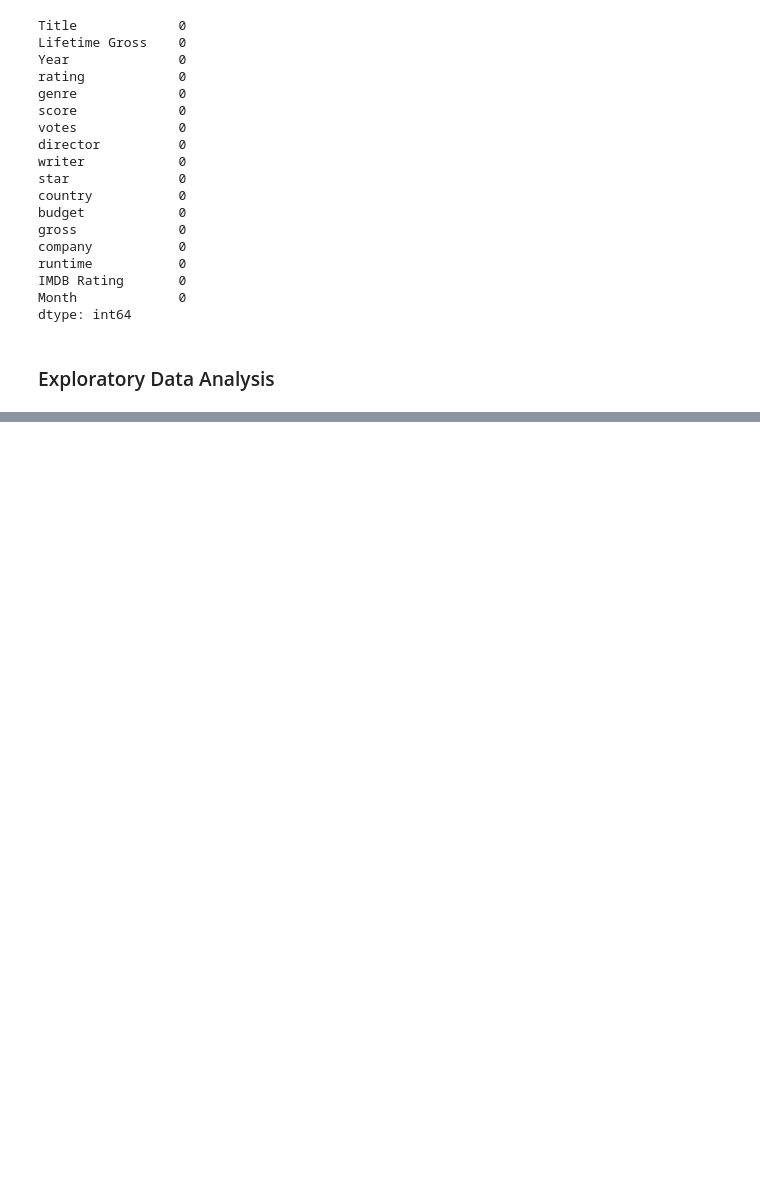
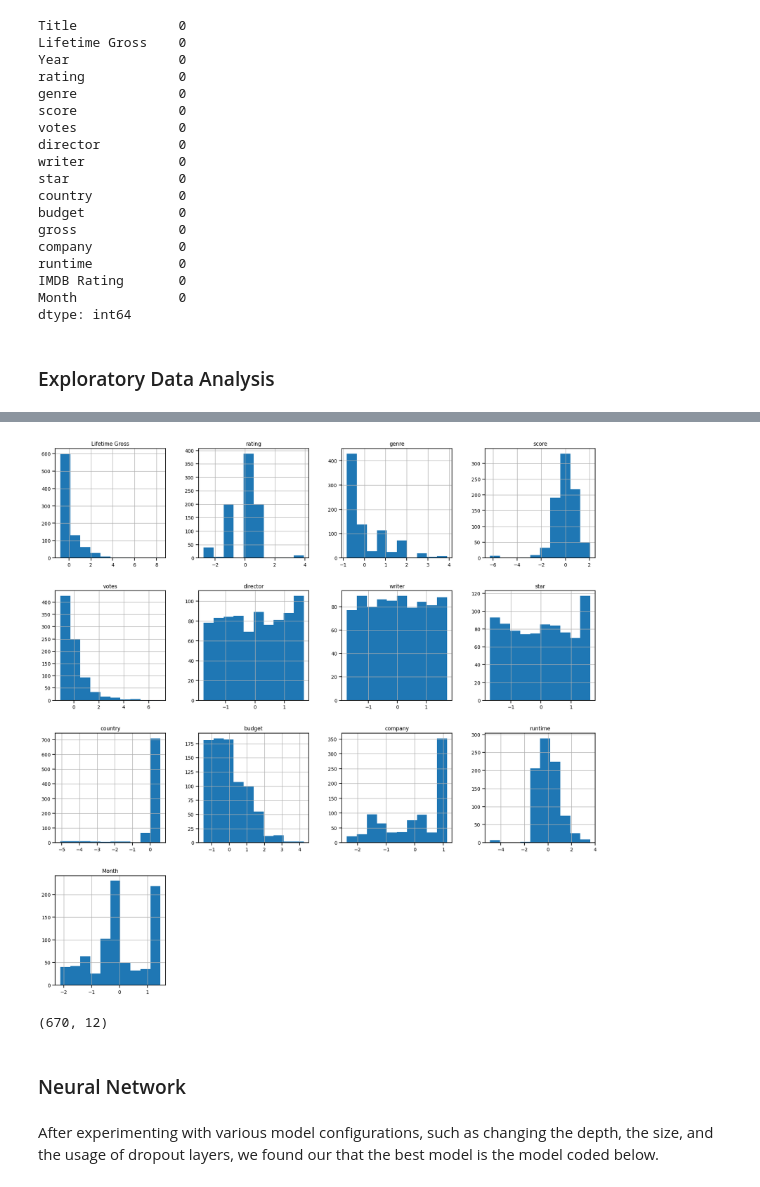
Before and after one commit to rhoyaki/PIC-16B-Final-Project, a Jupyter notebook: Movie Dataframe.ipynb, the cells around one changed output, grey strips where cells are left out. Drawn from its saved outputs; the diff is of its cells as text; code cells hidden in the pictures; blank space fills up the shorter version.

```diff
--- a/Movie Dataframe.ipynb
+++ b/Movie Dataframe.ipynb
@@ -330,0 +390,27 @@ p=unique_titles_df.hist(figsize=(20,20))
+# %%
+#standarize the data for faster convergence
+scaler = StandardScaler()
+scalar_df = scaler.fit_transform(df2)
+
+scalar_df = pd.DataFrame(scalar_df, columns=df2.columns)
+
+# plot the histograms
+scalar_df.hist(figsize=(20, 20))
+plt.show()
+# %% [output]
+[figure, added]
+# %%
+
+X = scalar_df.drop("Lifetime Gross", axis = 1)
+y = df2["Lifetime Gross"]
+
+#training and testing set (no validation?)
+X_train, X_test, y_train, y_test = train_test_split(X, y, test_size = 0.2)
+
+X_train.shape
+# %% [output]
+(670, 12)
+# %% [markdown]
+### Neural Network
+# %% [markdown]
+After experimenting with various model configurations, such as changing the depth, the size, and the usage of dropout layers, we found our that the best model is the model coded below.
```
Also changed, not shown: parts of 21 cells of this notebook.
